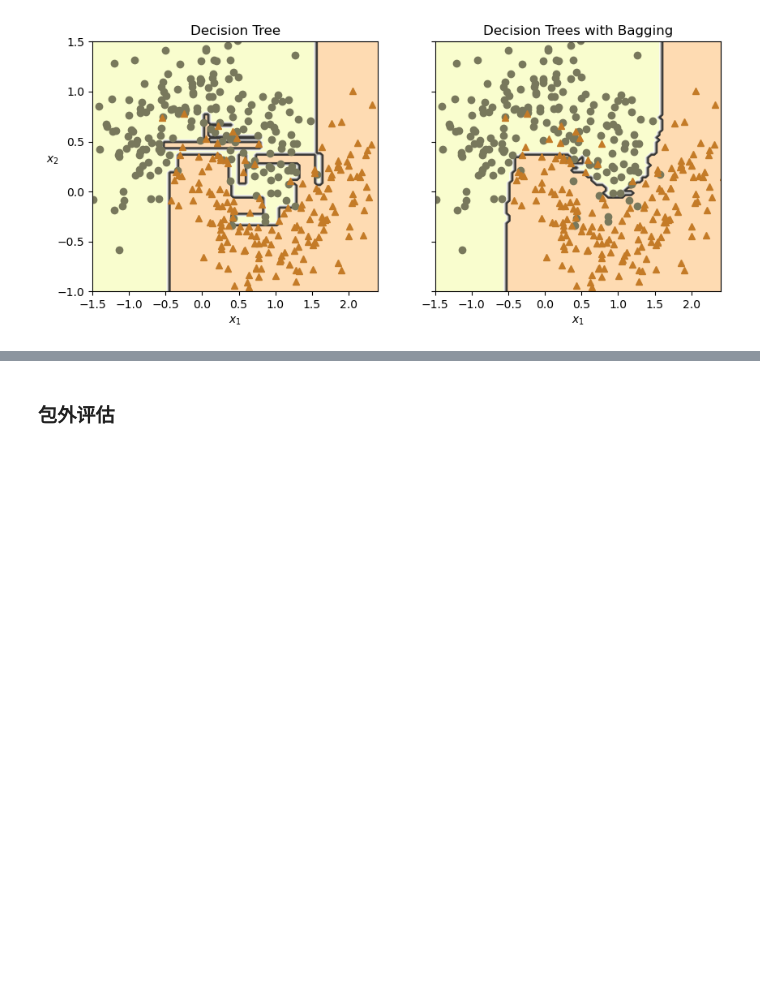
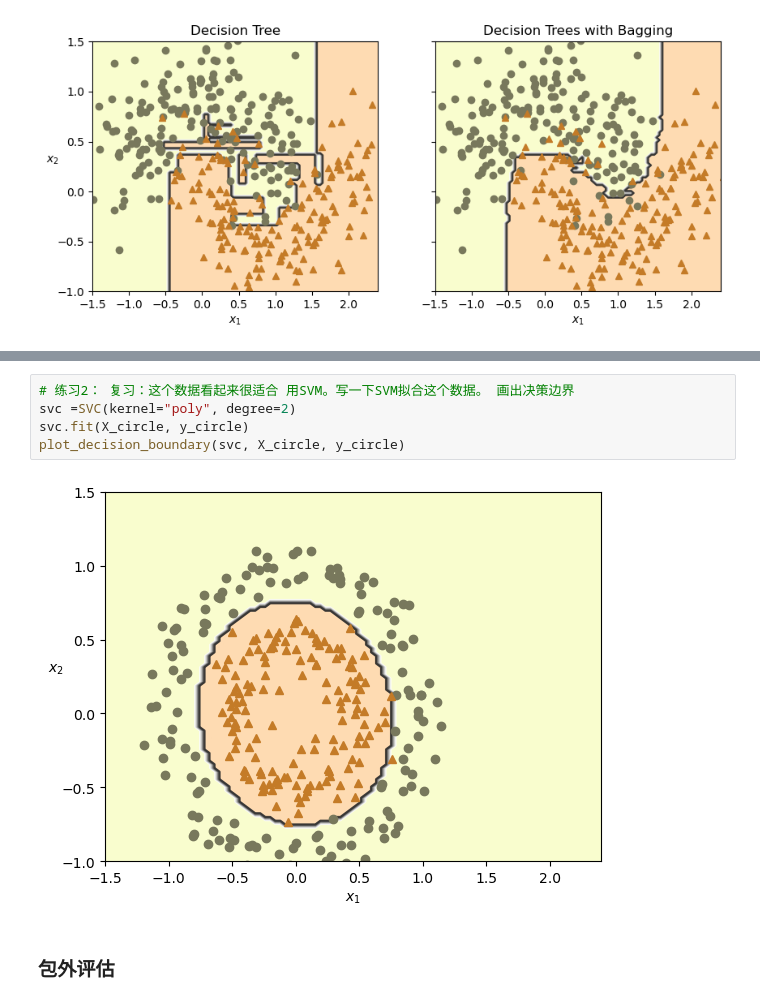
Before and after one commit to lupus-ywy/ml-teach, a Jupyter notebook: 12_随机森林.ipynb, the cells around one changed output, grey strips where cells are left out. Saved outputs shown, nothing was run; the diff lists cells and outputs as text; blank space fills up the shorter version.

```diff
--- a/12_随机森林.ipynb
+++ b/12_随机森林.ipynb
@@ -243,3 +268,10 @@ plot_decision_boundary(svm_clf, X_train, y_train)
+# %%
+# 练习2： 复习：这个数据看起来很适合 用SVM。写一下SVM拟合这个数据。 画出决策边界
+svc =SVC(kernel="poly", degree=2)
+svc.fit(X_circle, y_circle)
+plot_decision_boundary(svc, X_circle, y_circle)
+# %% [output]
+[figure, added]
 # %% [markdown]
 ### 包外评估
 # %% [markdown]
```
Also changed, not shown: parts of 91 cells of this notebook, 25 other files.
